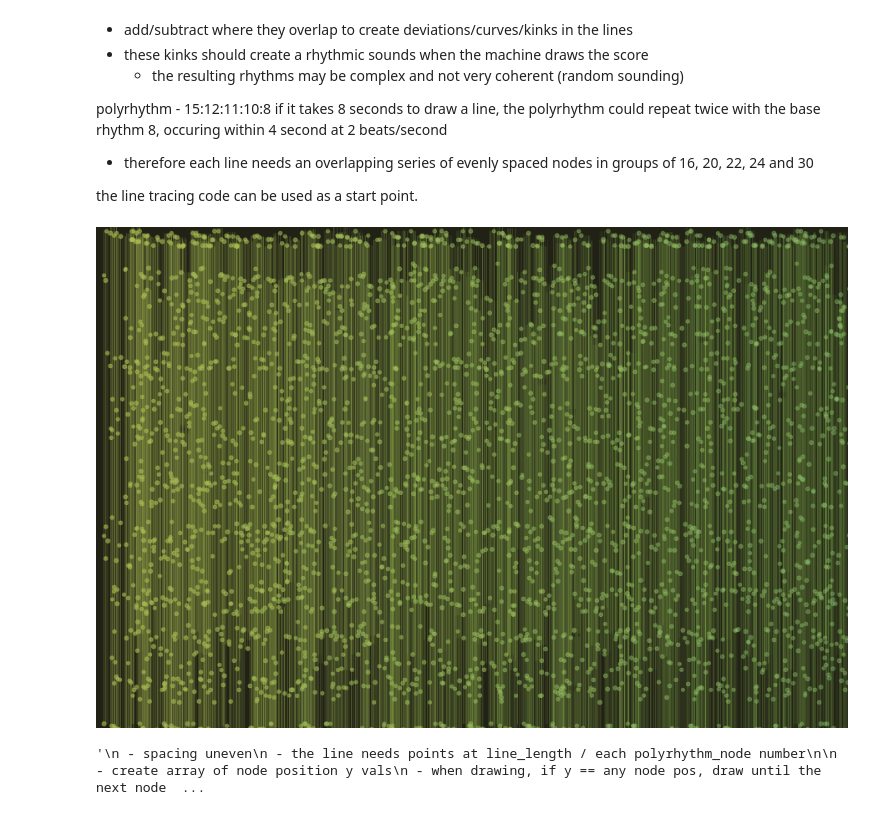
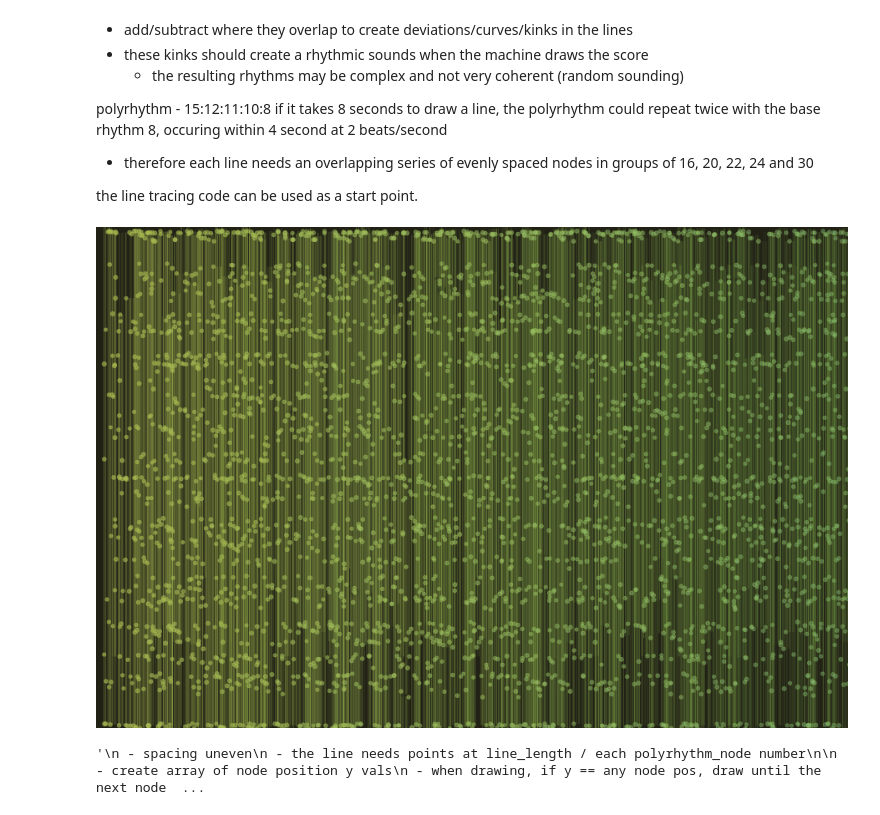
Before and after one commit to ybrow001/generative_graphic_score, a Jupyter notebook: graphic_score.ipynb, the cells around one changed output. Cells and saved outputs as stored; diff of their text form; code cells hidden in the pictures.

Commit message:
lines drawn curved but still blurred by possible layering + picture

```diff
--- a/graphic_score.ipynb
+++ b/graphic_score.ipynb
@@ -147,7 +147,7 @@ def draw_line(x_random, sum_lin):
     stroke_weight(0.2)
     begin_shape()
     for i in range(len(sum_lin)):
-        curve_vertex(x + x_random, sum_lin[i] + y_offset)
+        curve_vertex(x + x_random[i], sum_lin[i] + y_offset)
     end_shape()
 
 polyrhythm_nodes = [8,10,11,12,15] # 15:12:11:10:8 polyrhythm
@@ -197,24 +197,26 @@ def draw_circles():
     b_val = 80
     alpha_val = 155
 
+
+
     for lin in range(int(width/line_spacing)):
+        x_random = []
 
-        for j in range(len(summed_line[lin])):
+        for i in range(len(summed_line[lin])):
             stroke(r_val, g_val, 80, alpha_val)
 
-            x_random = random.uniform(-2,9)
-
-            draw_line(x_random, summed_line[lin])
+            x_random.append(random.uniform(-2,9))
 
             stroke_weight(1)
             fill(r_val, g_val, b_val, alpha_val)
-            circle(x + x_random, summed_line[lin][j] + y_offset, random.uniform(4,5))
+            circle(x + x_random[i], summed_line[lin][i] + y_offset, random.uniform(4,5))
             r_val -= 0.1
             g_val += 0.02
             b_val += 0.2
             alpha_val -= 0.167
             # print(r_val, g_val, b_val, alpha_val)
 
+        draw_line(x_random, summed_line[lin])
         # move to the right
         x += line_spacing
 
@@ -239,34 +241,34 @@ def draw_passes():
 
 draw_passes()
 
 show()
 
 '''
  - spacing uneven
  - the line needs points at line_length / each polyrhythm_node number
 
  - create array of node position y vals
  - when drawing, if y == any node pos, draw until the next node pos
   -  I want only nodes of the same cross-rhythm to connect - ones of others will be summed together after
  - in order to draw one line consisting of all these values:
   - calculate line values for each component rhythm of the polyrhythm
   - sum these values together to get the values for the final line
   - draw with totalled values
 
  - needed:
   - calculate_line function
   - line_calc list to store calculated lines
   - sum_line function
 
  - to draw multiple passes of lines:
   - use modulo to start from the beginning?
    - or use if: and an x_counter to say if x_counter >= width x = x_init_pos + x_offset
    - then continue to reuse function with x += line_spacing on top of the offset
   - offset x by a small amount for the next row of lines
   - do this until x_offset >= line_spacing
 '''
 # %% [output]
-[figure, old version]
+[figure, new version]
 '\n - spacing uneven\n - the line needs points at line_length / each polyrhythm_node number\n\n - create array of node position y vals\n - when drawing, if y == any node pos, draw until the next node  ...
 # %%
 # line tracing code - as basis/example
```
Also changed, not shown: 2 other files.
